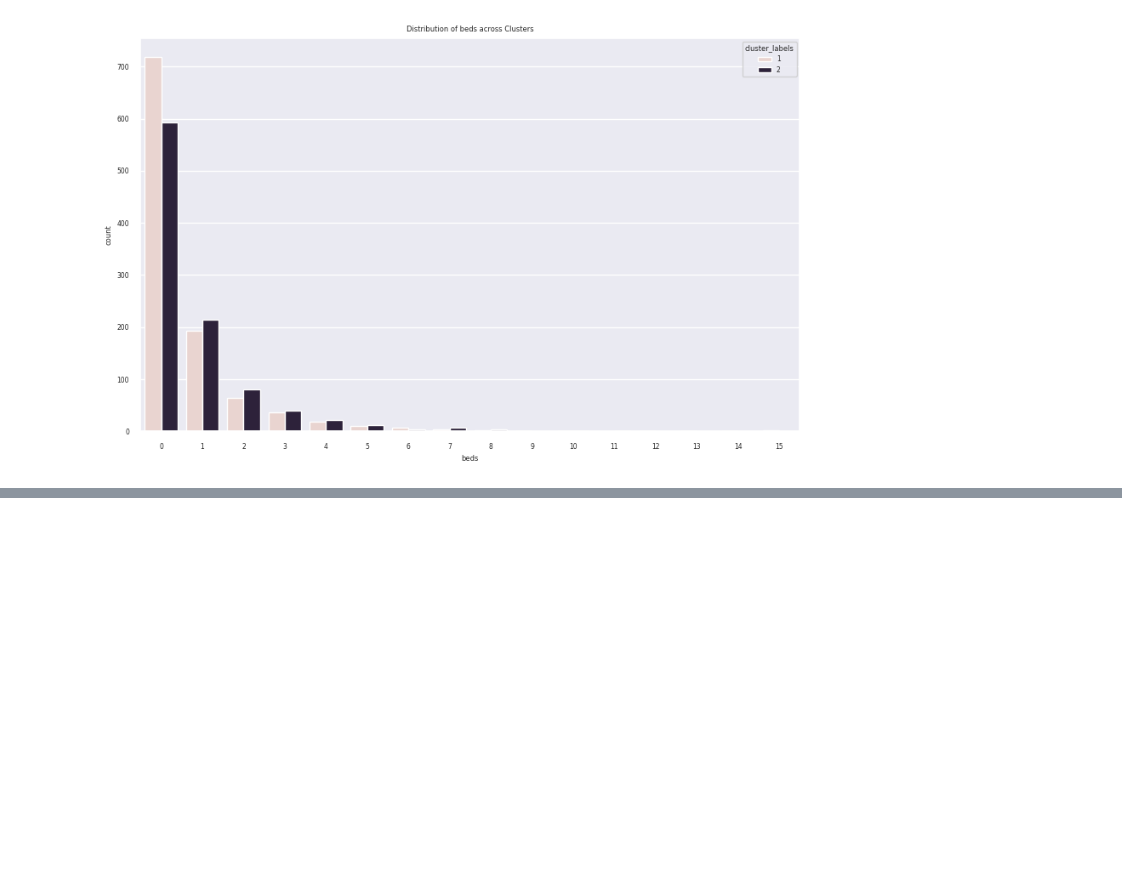
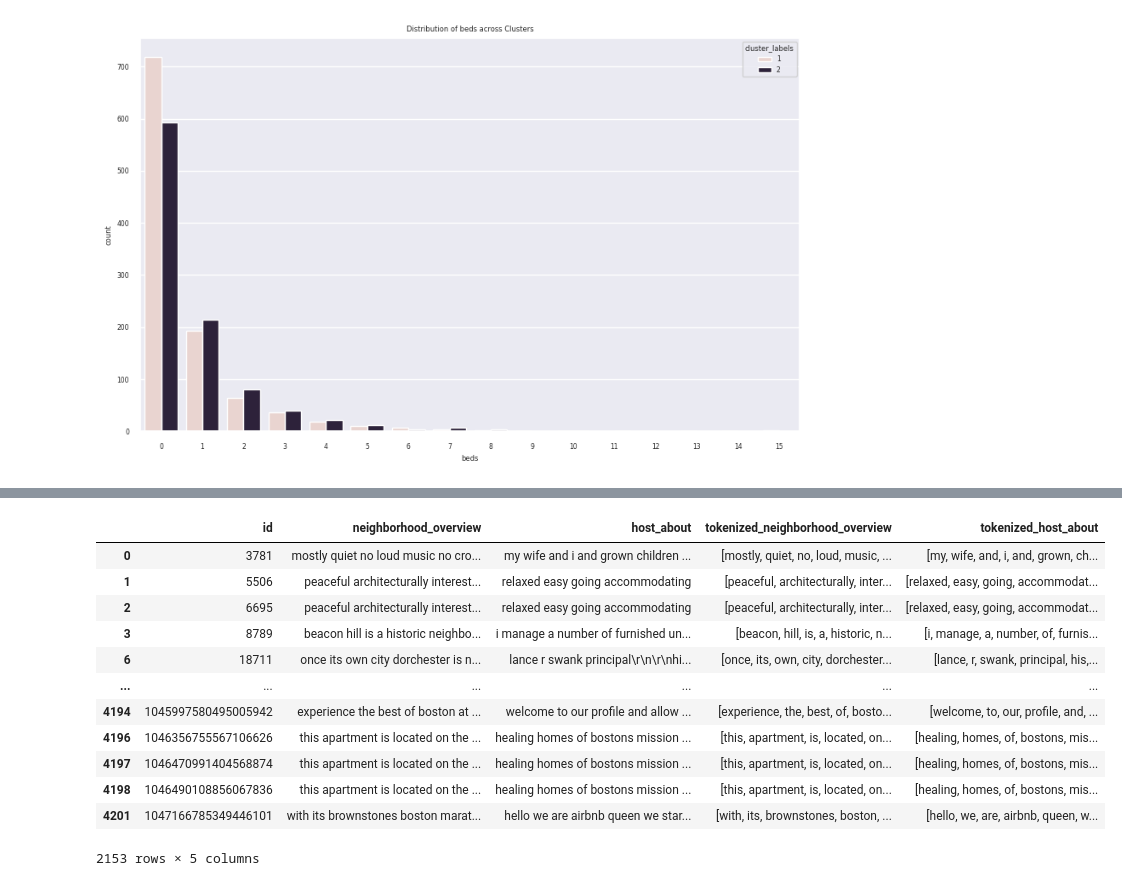
Before and after one commit to YanqiS/BA820-Project, a Jupyter notebook: 820 project coding.ipynb, the cells around one changed output, grey strips where cells are left out. Cells and saved outputs as stored; diff of their text form; code cells hidden in the pictures; blank space fills up the shorter version.

```diff
--- a/820 project coding.ipynb
+++ b/820 project coding.ipynb
@@ -896,0 +958,12 @@ print(single_item_rules.sort_values(by=['confidence', 'lift'], ascending=False))
+# %%
+from nltk.stem import WordNetLemmatizer
+lemmatizer = WordNetLemmatizer()
+
+def process_text(text):
+  tokens = word_tokenize(text)
+  process_token = []
+  for token in tokens:
+    if token not in stop_words:
+      lemma = lemmatizer.lemmatize(token)
+      process_token.append(lemma)
+  return tokens
@@ -896,0 +995,4 @@ print(single_item_rules.sort_values(by=['confidence', 'lift'], ascending=False))
+# %%
+df_text['neighborhood_overview'] = pd.DataFrame(df_text.neighborhood_overview.str.lower())
+df_text['neighborhood_overview'] = pd.DataFrame(df_text.neighborhood_overview.str.strip())
+df_text['neighborhood_overview'] = pd.DataFrame(df_text.neighborhood_overview.str.replace('[^\w\s]',''))
@@ -896,0 +1049,16 @@ print(single_item_rules.sort_values(by=['confidence', 'lift'], ascending=False))
+# %%
+df_text
+# %% [output]
+|  | id | neighborhood_overview | host_about | tokenized_neighborhood_overview | tokenized_host_about |
+| 0 | 3781 | mostly quiet no loud music no cro... | my wife and i and grown children ... | [mostly, quiet, no, loud, music, ... | [my, wife, and, i, and, grown, ch... |
+| 1 | 5506 | peaceful architecturally interest... | relaxed easy going accommodating | [peaceful, architecturally, inter... | [relaxed, easy, going, accommodat... |
+| 2 | 6695 | peaceful architecturally interest... | relaxed easy going accommodating | [peaceful, architecturally, inter... | [relaxed, easy, going, accommodat... |
+| 3 | 8789 | beacon hill is a historic neighbo... | i manage a number of furnished un... | [beacon, hill, is, a, historic, n... | [i, manage, a, number, of, furnis... |
+| 6 | 18711 | once its own city dorchester is n... | lance r swank principal\r\n\r\nhi... | [once, its, own, city, dorchester... | [lance, r, swank, principal, his,... |
+| ... | ... | ... | ... | ... | ... |
+| 4194 | 1045997580495005942 | experience the best of boston at ... | welcome to our profile and allow ... | [experience, the, best, of, bosto... | [welcome, to, our, profile, and, ... |
+| 4196 | 1046356755567106626 | this apartment is located on the ... | healing homes of bostons mission ... | [this, apartment, is, located, on... | [healing, homes, of, bostons, mis... |
+| 4197 | 1046470991404568874 | this apartment is located on the ... | healing homes of bostons mission ... | [this, apartment, is, located, on... | [healing, homes, of, bostons, mis... |
+| 4198 | 1046490108856067836 | this apartment is located on the ... | healing homes of bostons mission ... | [this, apartment, is, located, on... | [healing, homes, of, bostons, mis... |
+| 4201 | 1047166785349446101 | with its brownstones boston marat... | hello we are airbnb queen we star... | [with, its, brownstones, boston, ... | [hello, we, are, airbnb, queen, w... |
+2153 rows × 5 columns
```
Also changed, not shown: parts of 23 cells of this notebook, 1 other file.
